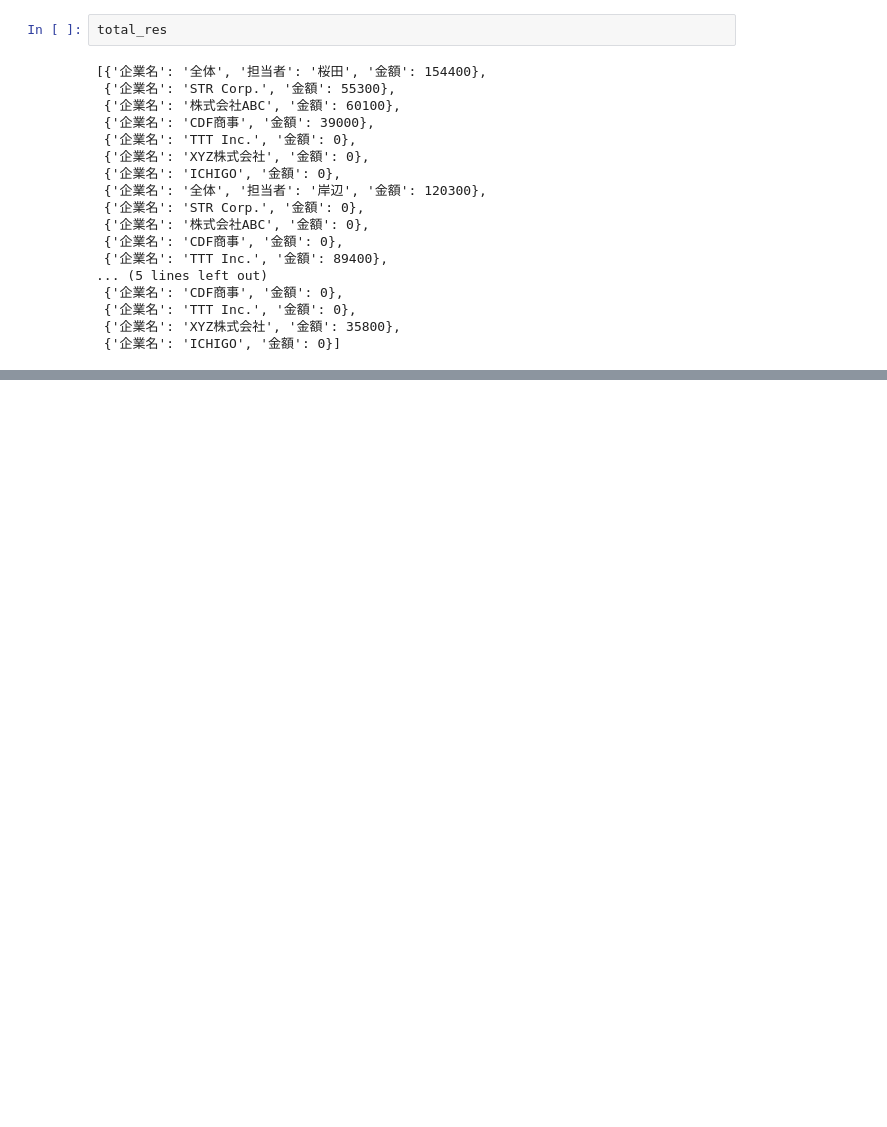
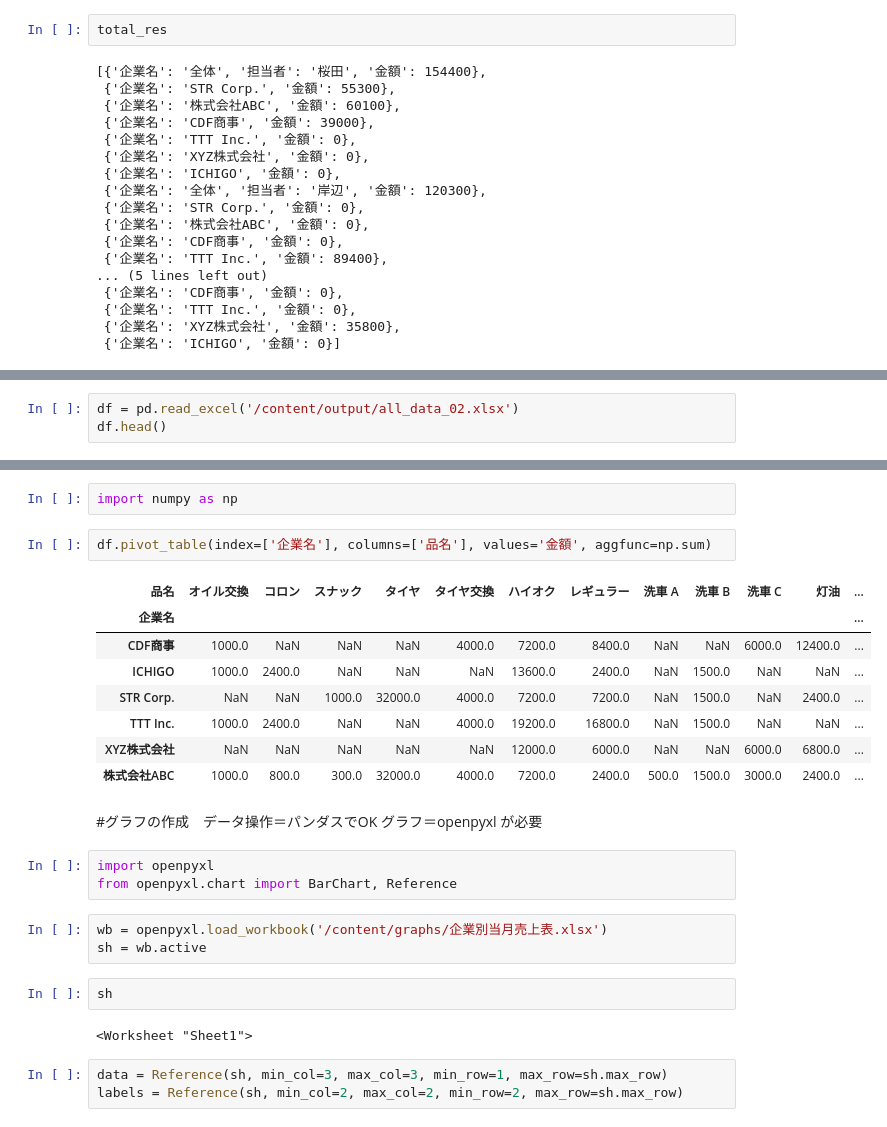
Before and after one commit to hatyato/hangman, a Jupyter notebook: 請求書まとめ.ipynb, the cells around one changed output, grey strips where cells are left out. Saved outputs shown, nothing was run; the diff lists cells and outputs as text; blank space fills up the shorter version.

```diff
--- a/請求書まとめ.ipynb
+++ b/請求書まとめ.ipynb
@@ -586,0 +673,3 @@ pd.DataFrame(total_res,columns=['担当者',　'企業名',　'金額'])
+# %%
+df = pd.read_excel('/content/output/all_data_02.xlsx')
+df.head()
@@ -586,0 +683,28 @@ pd.DataFrame(total_res,columns=['担当者',　'企業名',　'金額'])
+# %%
+import numpy as np
+# %%
+df.pivot_table(index=['企業名'], columns=['品名'], values='金額', aggfunc=np.sum)
+# %% [output]
+| 品名 | オイル交換 | コロン | スナック | タイヤ | タイヤ交換 | ハイオク | レギュラー | 洗車 A | 洗車 B | 洗車 C | 灯油 | ... |
+| 企業名 |  |  |  |  |  |  |  |  |  |  |  | ... |
+| CDF商事 | 1000.0 | NaN | NaN | NaN | 4000.0 | 7200.0 | 8400.0 | NaN | NaN | 6000.0 | 12400.0 | ... |
+| ICHIGO | 1000.0 | 2400.0 | NaN | NaN | NaN | 13600.0 | 2400.0 | NaN | 1500.0 | NaN | NaN | ... |
+| STR Corp. | NaN | NaN | 1000.0 | 32000.0 | 4000.0 | 7200.0 | 7200.0 | NaN | 1500.0 | NaN | 2400.0 | ... |
+| TTT Inc. | 1000.0 | 2400.0 | NaN | NaN | 4000.0 | 19200.0 | 16800.0 | NaN | 1500.0 | NaN | NaN | ... |
+| XYZ株式会社 | NaN | NaN | NaN | NaN | NaN | 12000.0 | 6000.0 | NaN | NaN | 6000.0 | 6800.0 | ... |
+| 株式会社ABC | 1000.0 | 800.0 | 300.0 | 32000.0 | 4000.0 | 7200.0 | 2400.0 | 500.0 | 1500.0 | 3000.0 | 2400.0 | ... |
+# %% [markdown]
+#グラフの作成　データ操作＝パンダスでOK グラフ＝openpyxl が必要
+# %%
+import openpyxl
+from openpyxl.chart import BarChart, Reference
+# %%
+wb = openpyxl.load_workbook('/content/graphs/企業別当月売上表.xlsx')
+sh = wb.active
+# %%
+sh
+# %% [output]
+<Worksheet "Sheet1">
+# %%
+data = Reference(sh, min_col=3, max_col=3, min_row=1, max_row=sh.max_row)
+labels = Reference(sh, min_col=2, max_col=2, min_row=2, max_row=sh.max_row)
```
Also changed, not shown: parts of 14 cells of this notebook.
